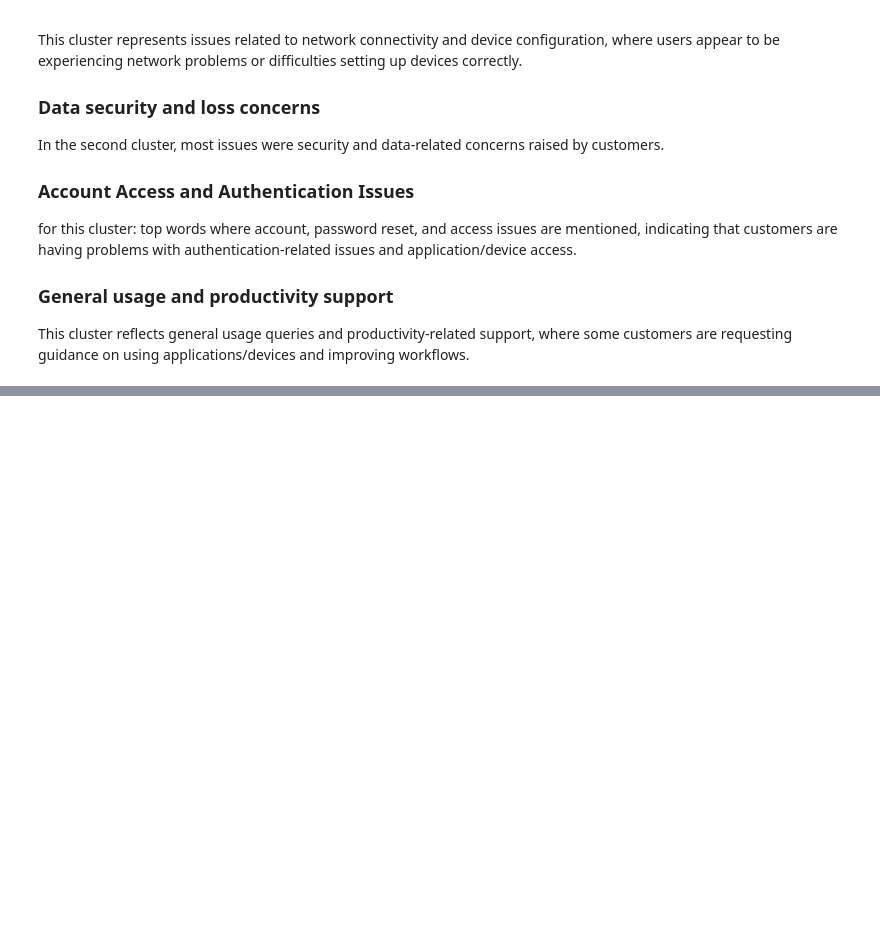
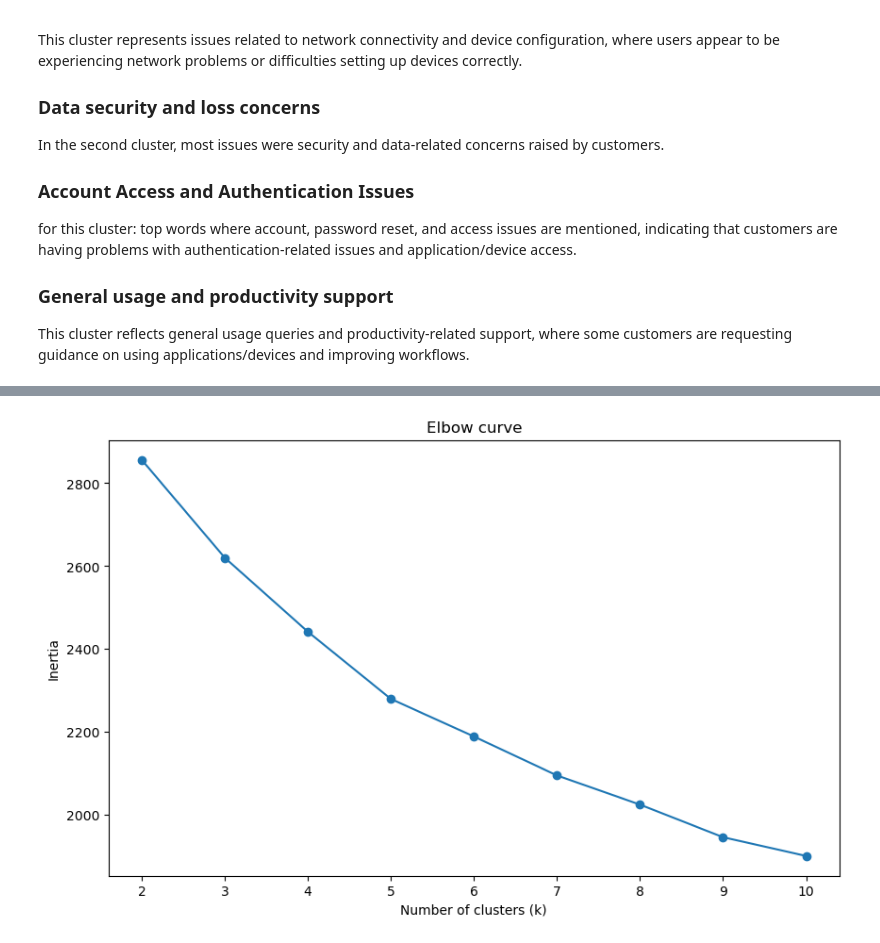
Before and after one commit to Razan-88/TextAnalytics-CW-Task4, a Jupyter notebook: research_notebooks/TFIDF_SentenceEmbeddings_KMeans.ipynb, the cells around one changed output, grey strips where cells are left out. Saved outputs shown, nothing was run; the diff lists cells and outputs as text; code cells hidden in the pictures; blank space fills up the shorter version.

```diff
--- a/research_notebooks/TFIDF_SentenceEmbeddings_KMeans.ipynb
+++ b/research_notebooks/TFIDF_SentenceEmbeddings_KMeans.ipynb
@@ -276,3 +269,24 @@ Test Similarity score for different tickets: -0.1041
 df['embeddings'] = list(embedding_model.encode(df['Ticket Description'].astype(str), show_progress_bar=True))
 # Save the dataframe
 df.to_csv('embedded_customer_support_tickets.csv', index=False)
+# %%
+# convert the embedding list into 2D array for KMeans
+x = np.stack(df['embeddings'].values)
+# calculate inertia for K = 2 to 10
+inertia = []
+k_range = range(2 , 11)
+
+for k in k_range:
+    kmeans = KMeans(n_clusters=k, random_state=42, n_init=10)
+    kmeans.fit(x)
+    inertia.append(kmeans.inertia_)
+
+# plot Elbow curve
+plt.figure(figsize=(10, 6))
+plt.plot(k_range, inertia, marker='o')
+plt.xlabel('Number of clusters (k)')
+plt.ylabel('Inertia')
+plt.title('Elbow curve')
+plt.show()
+# %% [output]
+[figure, added]
```
Also changed, not shown: parts of 6 cells of this notebook.
